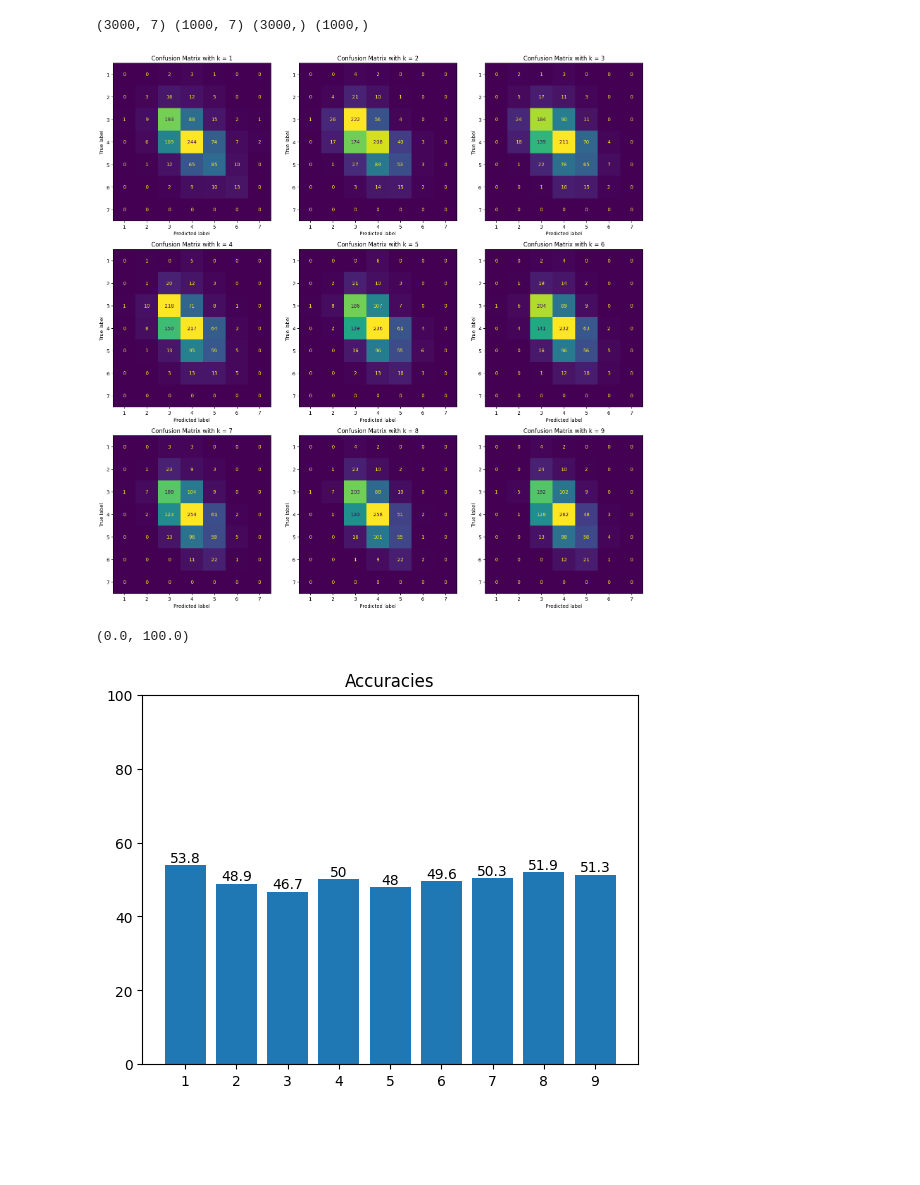
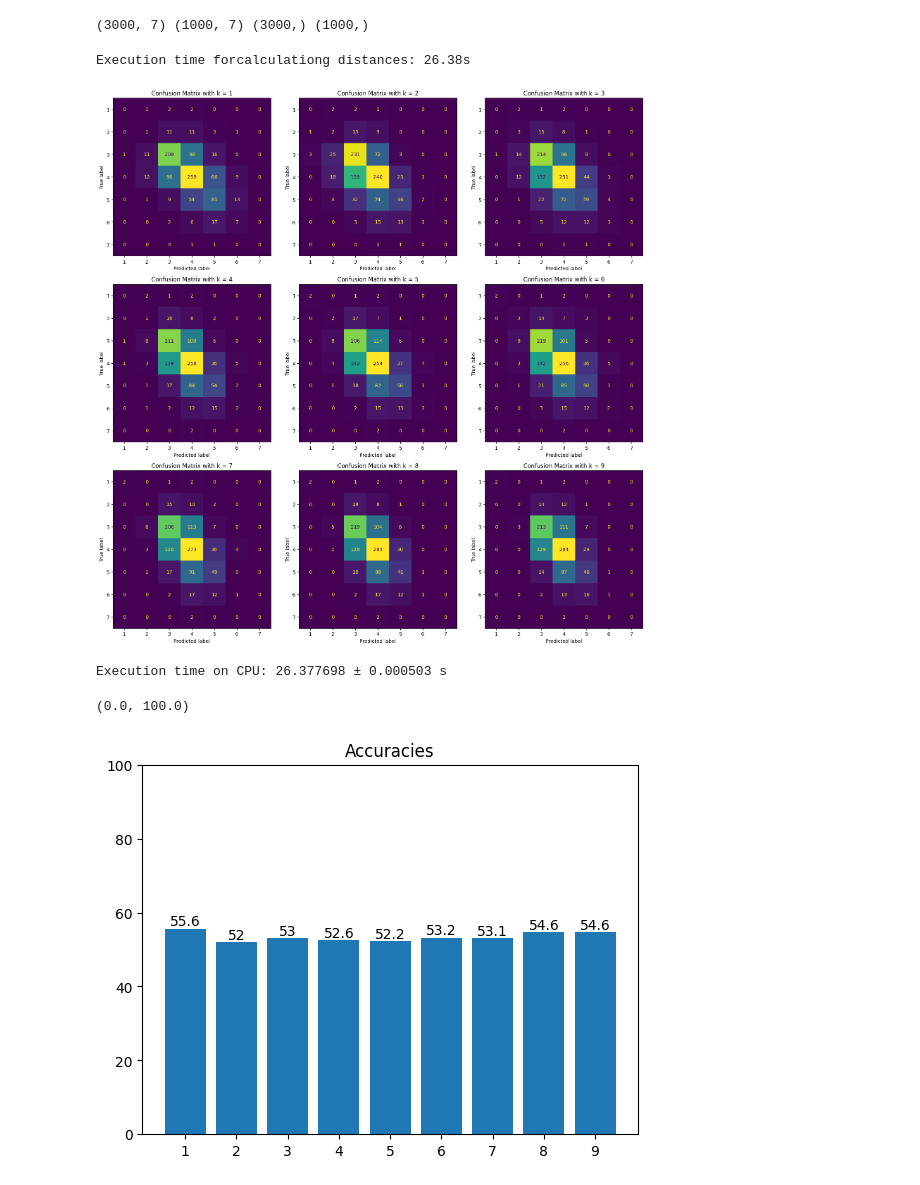
Before and after one commit to AdrianKhalatbari/Machine-Learning-on-GPU, a Jupyter notebook: notebooks/kNN_CPU.ipynb, the cells around one changed output. Saved outputs shown, nothing was run; the diff lists cells and outputs as text; code cells hidden in the pictures; blank space fills up the shorter version.

Commit message:
Data normalization + execution time

```diff
--- a/notebooks/kNN_CPU.ipynb
+++ b/notebooks/kNN_CPU.ipynb
@@ -19,6 +20,13 @@ X_train, X_test, y_train, y_test = train_test_split(X, y, test_size=0.25)
 print(X_train.shape, X_test.shape, y_train.shape, y_test.shape)
 # %% [output]
 (3000, 7) (1000, 7) (3000,) (1000,)
+# %%
+# Data normalization
+mean_train = np.mean(X_train, axis=0)
+std_train = np.std(X_train, axis=0)
+
+X_train_norm = (X_train - mean_train) / std_train
+X_test_norm = (X_test - mean_train) / std_train
 # %%
 # No train needed for kNN
 # %%
@@ -33,41 +41,57 @@ def compute_distances(X_train, y_train, X_test_point):
     distances.sort(key=lambda x: x[0])
     return distances
 # %%
+start_time = time.time()
+
 # Collect all test distances
 dists = []
-for i in range(len(X_test)):
-    dists.append(compute_distances(X_train, y_train, X_test[i]))
+for i in range(len(X_test_norm)):
+    dists.append(compute_distances(X_train_norm, y_train, X_test_norm[i]))
 
 dists = np.array(dists)
+
+dists_time = time.time() - start_time
+print(f'Execution time forcalculationg distances: {dists_time:.2f}s')
+# %% [output]
+Execution time forcalculationg distances: 26.38s
 # %%
 preds = np.zeros_like(y_test)
 accuracies = []
+exec_times = []
 k_values = range(1, 10)     # 1 to 9
 
 fig, axs = plt.subplots(3, 3, figsize=(16, 16))
 axs = axs.ravel()
 
 for K_VALUE in k_values:
+    start_time = time.time()
+
     ax = axs[K_VALUE - 1]
     nearest_labels = dists[:, :K_VALUE, 1]
 
     preds_res = stats.mode(nearest_labels, keepdims=True, axis=1)
     preds = np.array(preds_res)[0, ...]
 
+    exec_times.append(time.time() - start_time)
+
     cm = confusion_matrix(y_test, preds, labels=classes)
 
-    disp = ConfusionMatrixDisplay(cm, display_labels=classes, )
+    disp = ConfusionMatrixDisplay(cm, display_labels=classes)
     disp.plot(ax=ax, colorbar=False)
     ax.set_title(f"Confusion Matrix with k = {K_VALUE}")
     plt.xlabel("Predicted label")
     plt.ylabel("True label")
 
     accuracies.append(np.sum(np.trace(cm)) / len(preds) * 100)
 
 plt.tight_layout()
 plt.show()
+
+total_exec_times = [t + dists_time for t in exec_times]
+print(f"Execution time on CPU: {np.mean(total_exec_times):.6f} " + u"\u00B1" + f" {np.std(total_exec_times):.6f} s")
 # %% [output]
-[figure, old version]
+[figure, new version]
+Execution time on CPU: 26.377698 ± 0.000503 s
 # %%
 # Accuracies
 fig, ax = plt.subplots()
@@ -78,4 +102,4 @@ plt.xticks(k_values)
 plt.ylim((0,100))
 # %% [output]
 (0.0, 100.0)
-[figure, old version]
+[figure, new version]
```
Also changed, not shown: parts of 1 cell of this notebook.
